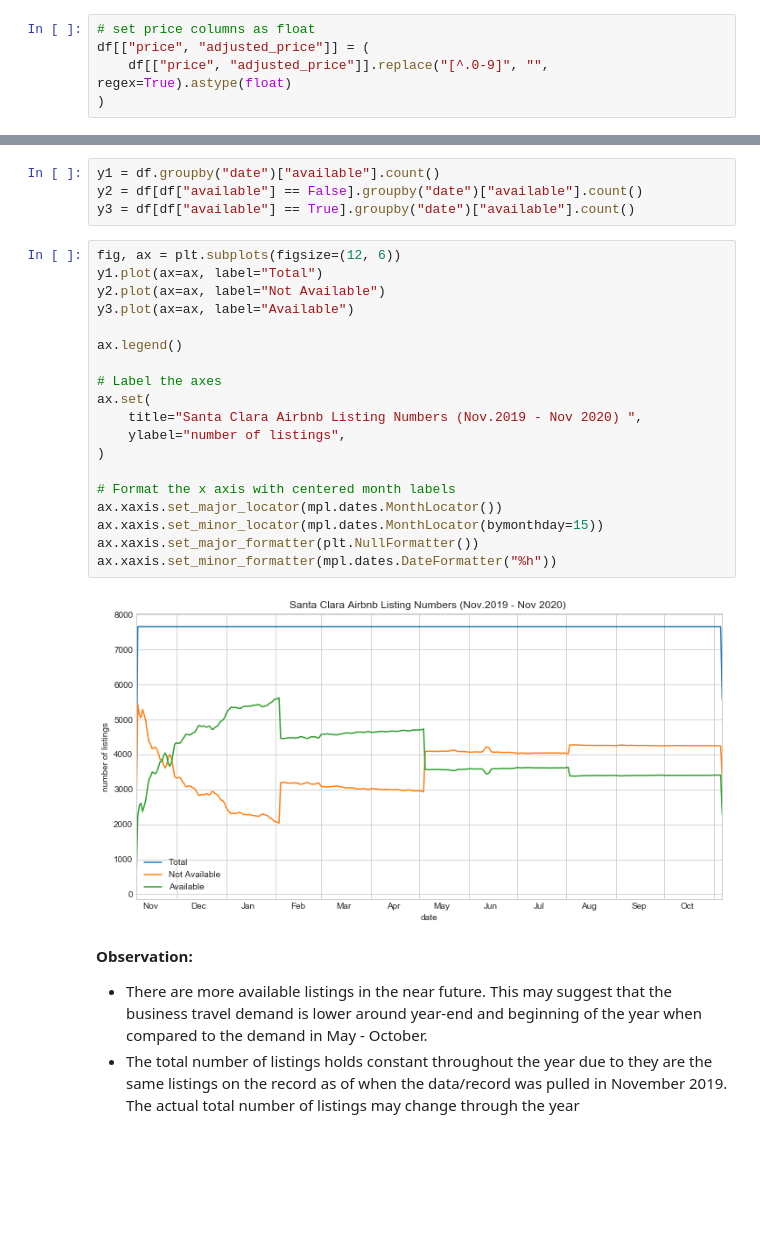
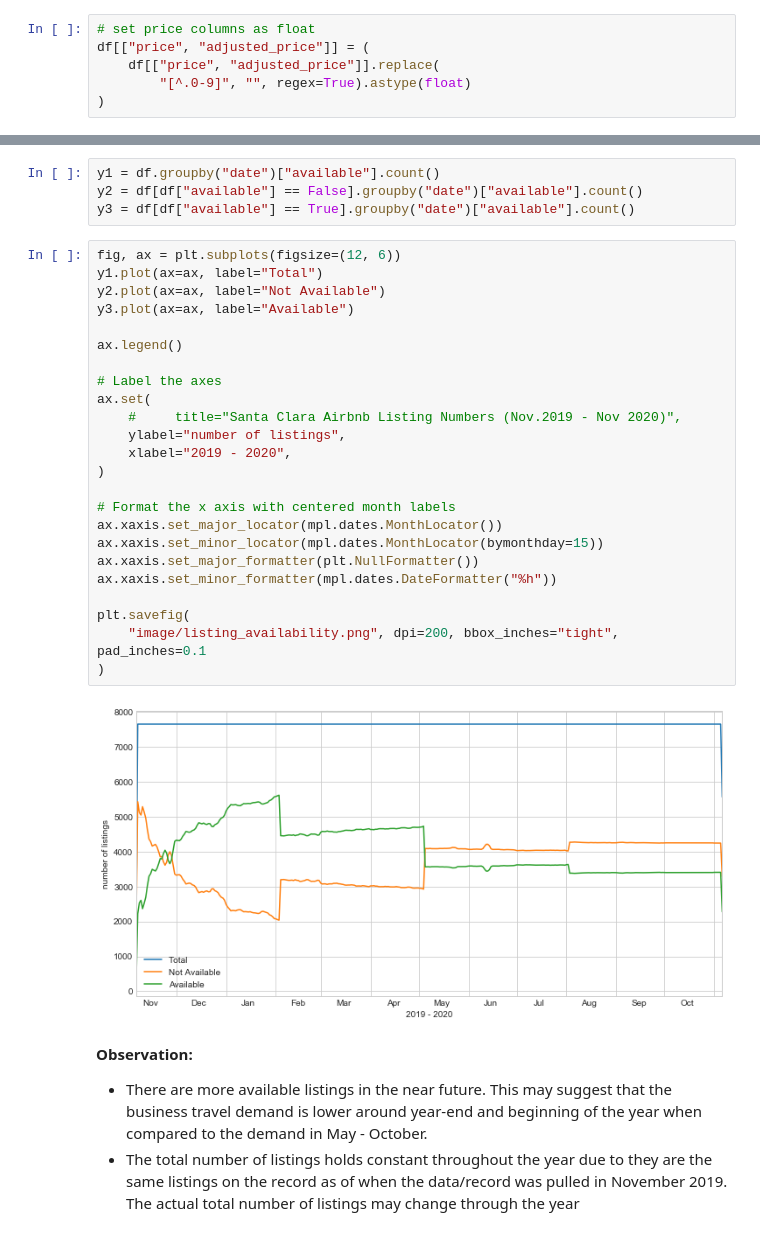
Before and after one commit to caroger/airbnb, a Jupyter notebook: calendar.ipynb, the cells around one changed output, grey strips where cells are left out. Cells and saved outputs as stored; diff of their text form; blank space fills up the shorter version.

```diff
--- a/calendar.ipynb
+++ b/calendar.ipynb
@@ -63,7 +63,8 @@ df["date"] = pd.to_datetime(df["date"])
 # %%
 # set price columns as float
 df[["price", "adjusted_price"]] = (
-    df[["price", "adjusted_price"]].replace("[^.0-9]", "", regex=True).astype(float)
+    df[["price", "adjusted_price"]].replace(
+        "[^.0-9]", "", regex=True).astype(float)
 )
 # %%
 # set available column as boolean
@@ -79,24 +80,29 @@ y3 = df[df["available"] == True].groupby("date")["available"].count()
 # %%
 fig, ax = plt.subplots(figsize=(12, 6))
 y1.plot(ax=ax, label="Total")
 y2.plot(ax=ax, label="Not Available")
 y3.plot(ax=ax, label="Available")
 
 ax.legend()
 
 # Label the axes
 ax.set(
-    title="Santa Clara Airbnb Listing Numbers (Nov.2019 - Nov 2020) ",
+    #     title="Santa Clara Airbnb Listing Numbers (Nov.2019 - Nov 2020)",
     ylabel="number of listings",
+    xlabel="2019 - 2020",
 )
 
 # Format the x axis with centered month labels
 ax.xaxis.set_major_locator(mpl.dates.MonthLocator())
 ax.xaxis.set_minor_locator(mpl.dates.MonthLocator(bymonthday=15))
 ax.xaxis.set_major_formatter(plt.NullFormatter())
 ax.xaxis.set_minor_formatter(mpl.dates.DateFormatter("%h"))
+
+plt.savefig(
+    "image/listing_availability.png", dpi=200, bbox_inches="tight", pad_inches=0.1
+)
 # %% [output]
-[figure, old version]
+[figure, new version]
 # %% [markdown]
 __Observation:__
 - There are more available listings in the near future. This may suggest that the business travel demand is lower around year-end and beginning of the year when compared to the demand in May - October.
```
Also changed, not shown: parts of 5 cells of this notebook, 4 other files.
